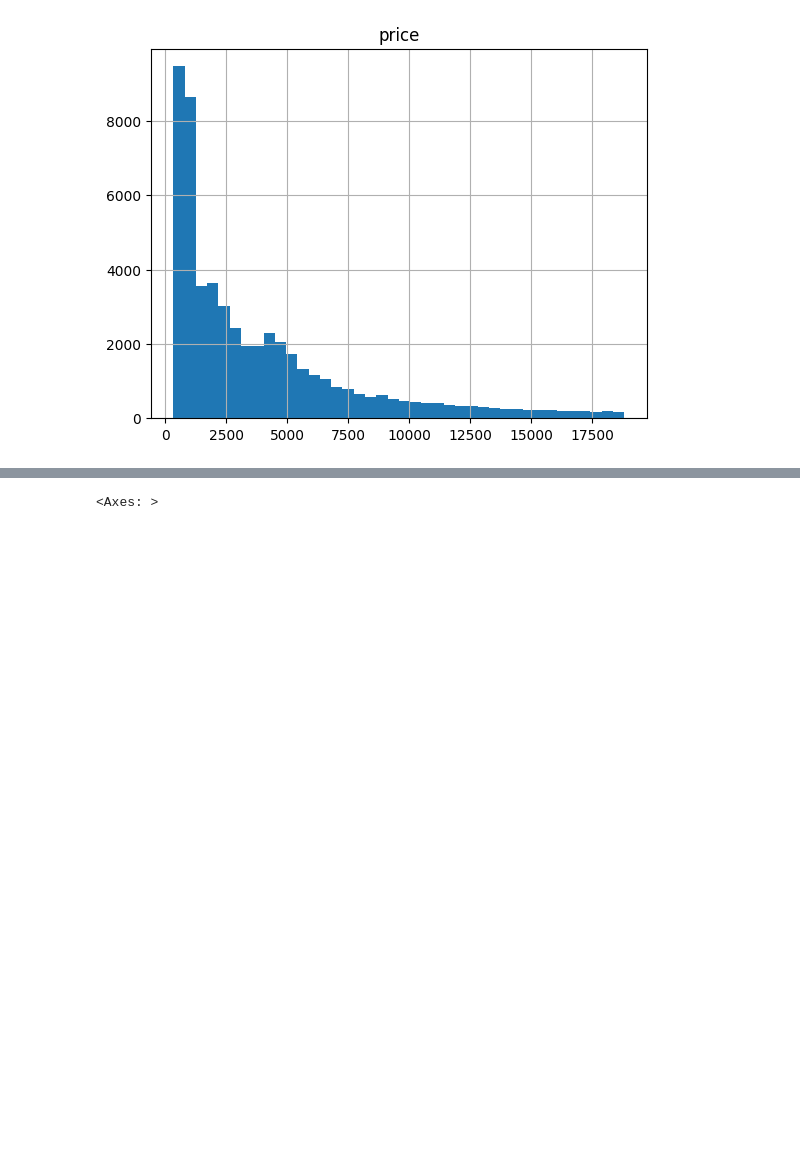
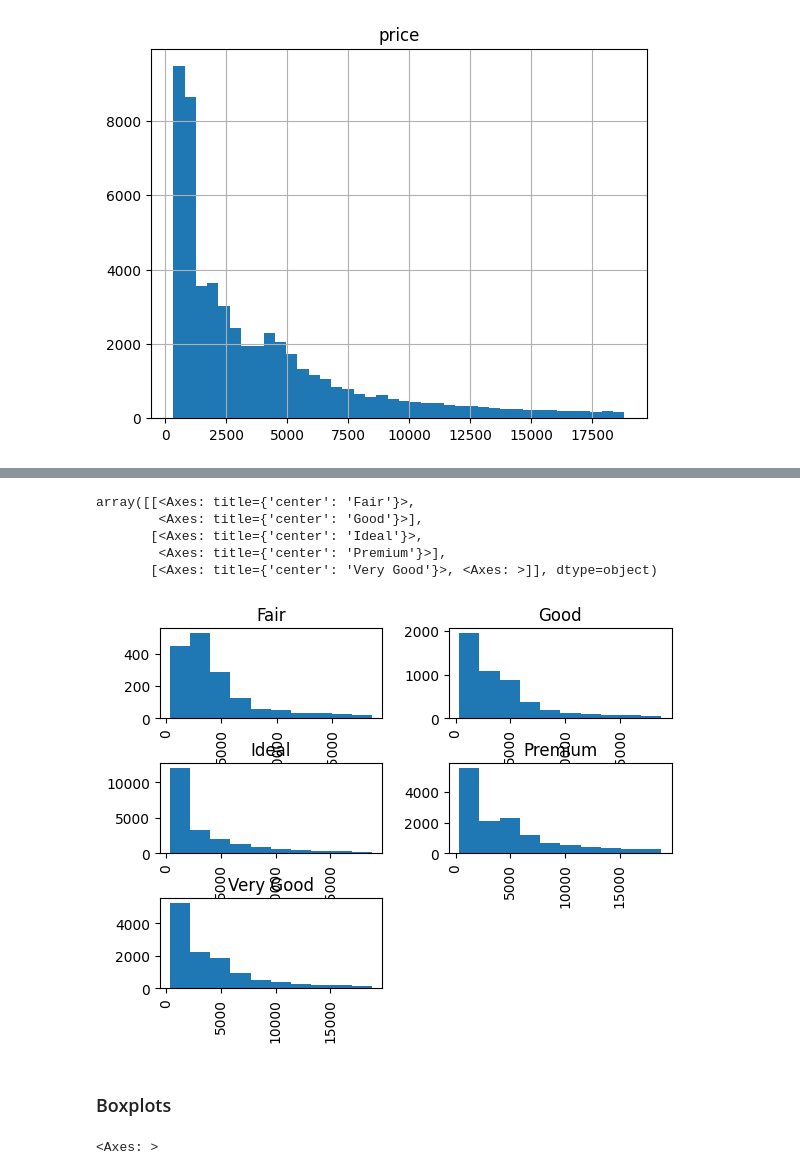
Before and after one commit to Javacream/org.javacream.training.python, a Jupyter notebook: programme/Woche9/diamonds/diamonds_analysis.ipynb, the cells around one changed output, grey strips where cells are left out. Cells and saved outputs as stored; diff of their text form; code cells hidden in the pictures; blank space fills up the shorter version.

```diff
--- a/programme/Woche9/diamonds/diamonds_analysis.ipynb
+++ b/programme/Woche9/diamonds/diamonds_analysis.ipynb
@@ -221,3 +243,14 @@ diamonds_dataframe.describe()
+# %%
+diamonds_dataframe.hist(column='price', by='cut')
+# %% [output]
+array([[<Axes: title={'center': 'Fair'}>,
+        <Axes: title={'center': 'Good'}>],
+       [<Axes: title={'center': 'Ideal'}>,
+        <Axes: title={'center': 'Premium'}>],
+       [<Axes: title={'center': 'Very Good'}>, <Axes: >]], dtype=object)
+[figure, added]
+# %% [markdown]
+### Boxplots
 # %%
 diamonds_dataframe.boxplot(column="carat")
 # %% [output]
```
Also changed, not shown: parts of 10 cells of this notebook.
